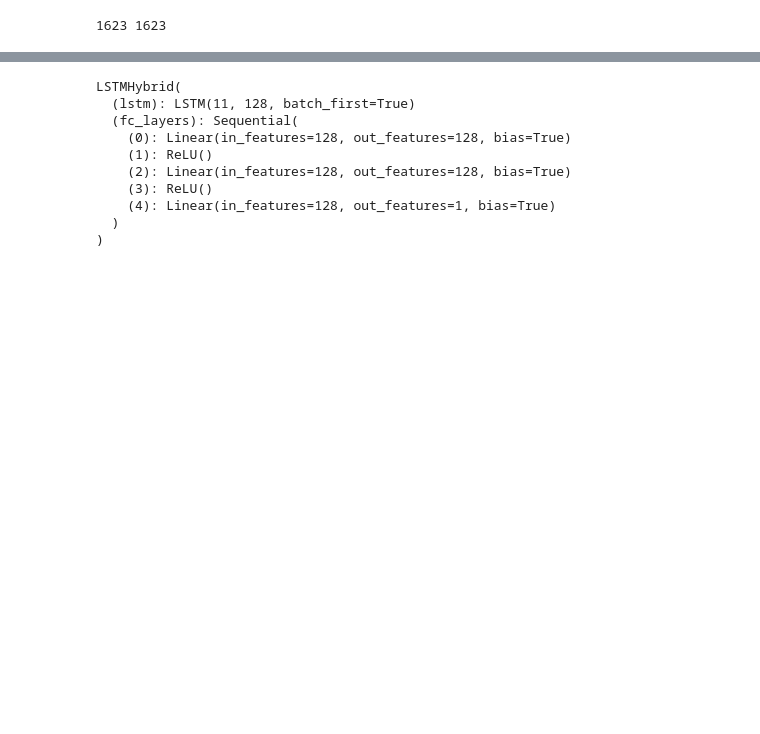
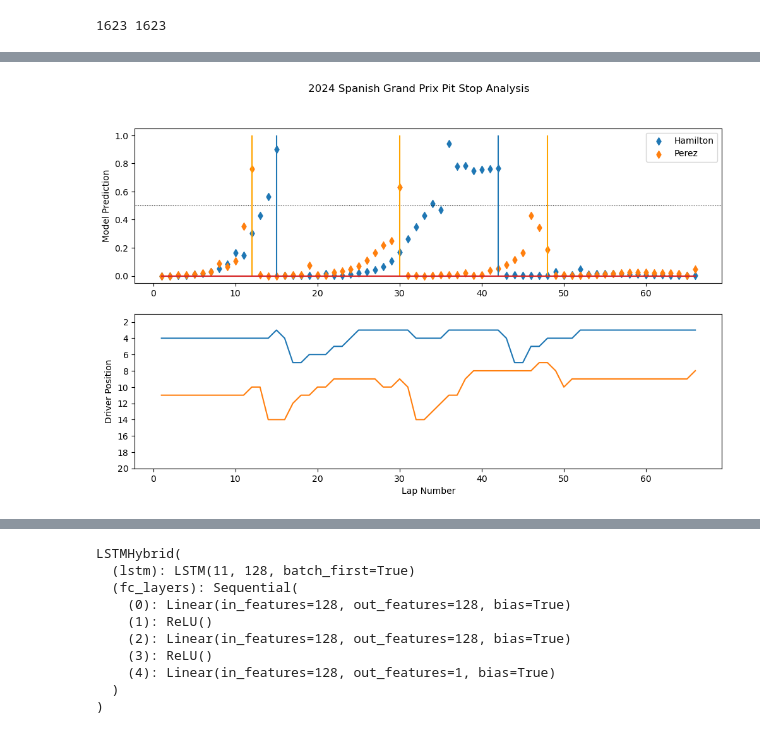
Before and after one commit to krwiles/capstone-project, a Jupyter notebook: project.ipynb, the cells around one changed output, grey strips where cells are left out. Cells and saved outputs as stored; diff of their text form; code cells hidden in the pictures; blank space fills up the shorter version.

Commit message:
Completed writing & graphing

```diff
--- a/project.ipynb
+++ b/project.ipynb
@@ -542,5 +545,5 @@ from sklearn.metrics import f1_score, precision_score, recall_score
 # %%
-df = pd.read_csv('processed_data2.csv')
+df = pd.read_csv('processed_data.csv')
 
 # Seperate data from 3/102 races for testing
 df_test = df[df['raceId'].isin([1131, 1130, 1123])]
@@ -795,0 +826,24 @@ print(f1, recall, precision)
+# %%
+fig, (ax1, ax2) = plt.subplots(2, figsize=(12, 7))
+fig.suptitle('2024 Spanish Grand Prix Pit Stop Analysis')
+
+ax1.axhline(y=0.5, color='black', linestyle=':', linewidth=0.75)
+ax1.scatter(driver1_1['lap'], driver1_1['predictedNext'], marker='d', label='Hamilton')
+ax1.stem(driver1_1['lap'], driver1_1['pitNext'], markerfmt='none')
+ax1.scatter(driver2_1['lap'], driver2_1['predictedNext'], marker='d', label='Perez')
+ax1.stem(driver2_1['lap'], driver2_1['pitNext'], markerfmt='none', linefmt='orange')
+ax1.set_ylabel('Model Prediction')
+
+ax2.plot(driver1_1['lap'], driver1_1['position'])
+ax2.plot(driver2_1['lap'], driver2_1['position'])
+ax2.set_ylim(1, 20)
+ax2.set_ylabel('Driver Position')
+ax2.set_xlabel('Lap Number')
+ax2.invert_yaxis()
+ax2.yaxis.set_major_locator(MaxNLocator(integer=True))
+
+ax1.legend()
+
+plt.savefig('2024 Spanish Grand Prix Pit Stop Analysis.png')
+# %% [output]
+[figure, new version]
```
Also changed, not shown: parts of 41 cells of this notebook, 8 other files.
